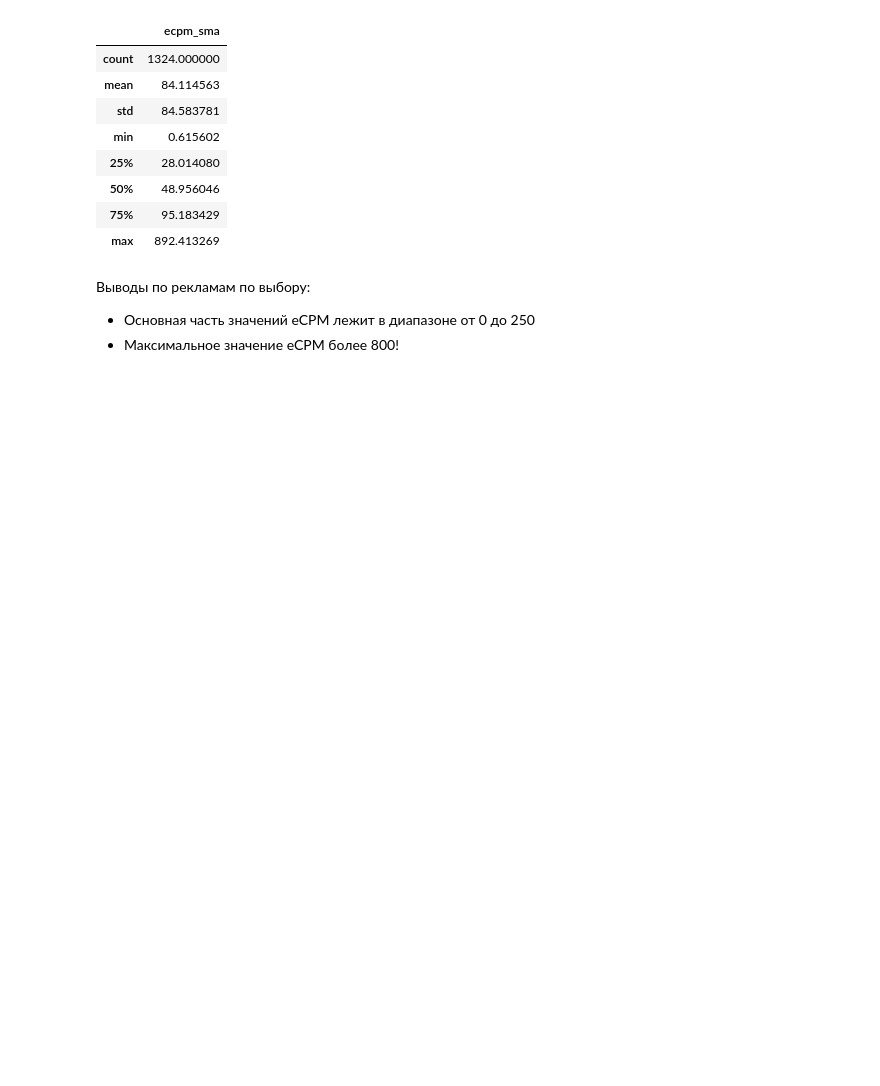
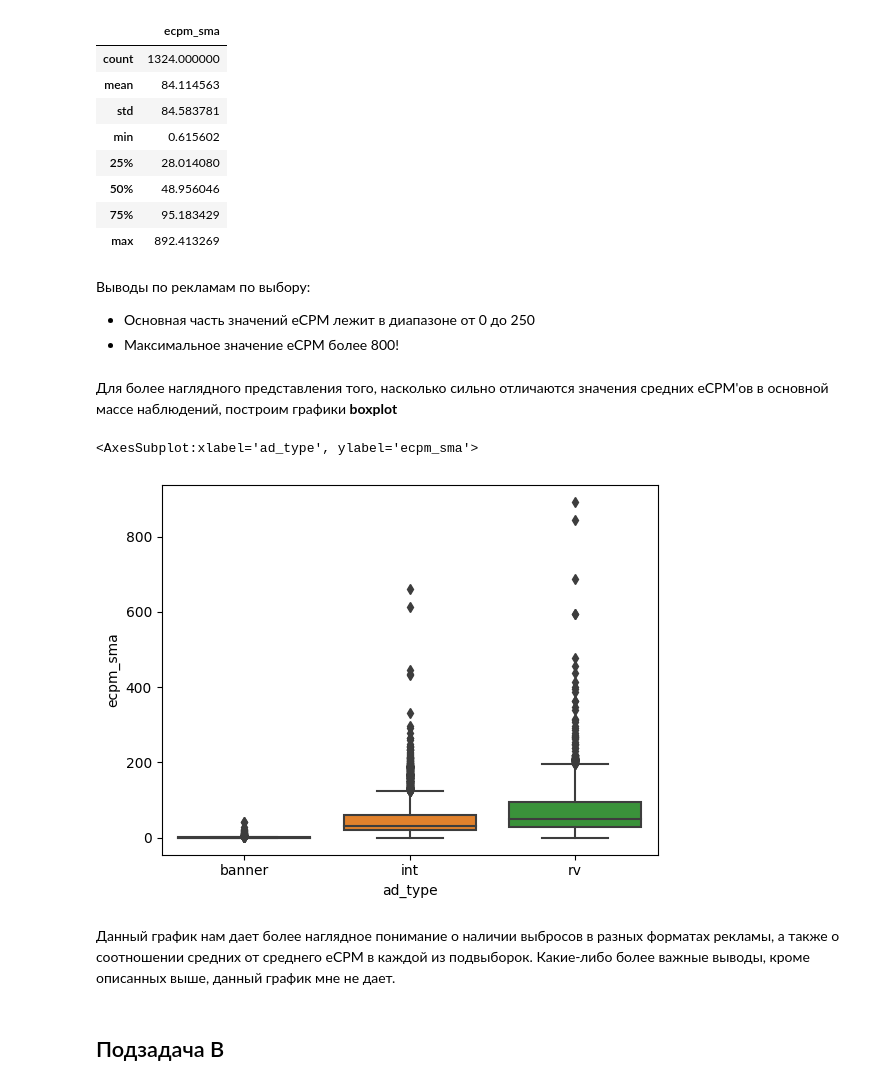
Before and after one commit to AxenovN/uga_dooga_task, a Jupyter notebook: the_task.ipynb, the cells around one changed output. Saved outputs shown, nothing was run; the diff lists cells and outputs as text; code cells hidden in the pictures; blank space fills up the shorter version.

```diff
--- a/the_task.ipynb
+++ b/the_task.ipynb
@@ -980,3 +987,14 @@ df_r.describe()
 Выводы по рекламам по выбору:
 - Основная часть значений eCPM лежит в диапазоне от 0 до 250
 - Максимальное значение eCPM более 800!
+# %% [markdown]
+Для более наглядного представления того, насколько сильно отличаются значения средних eCPM'ов в основной массе наблюдений, построим графики **boxplot**
+# %%
+sns.boxplot(x="ad_type", y="ecpm_sma", data=df1.reset_index())
+# %% [output]
+<AxesSubplot:xlabel='ad_type', ylabel='ecpm_sma'>
+[figure, added]
+# %% [markdown]
+Данный график нам дает более наглядное понимание о наличии выбросов в разных форматах рекламы, а также о соотношении средних от среднего eCPM в каждой из подвыборок. Какие-либо более важные выводы, кроме описанных выше, данный график мне не дает.
+# %% [markdown]
+## Подзадача B
```
Also changed, not shown: parts of 71 cells of this notebook.
